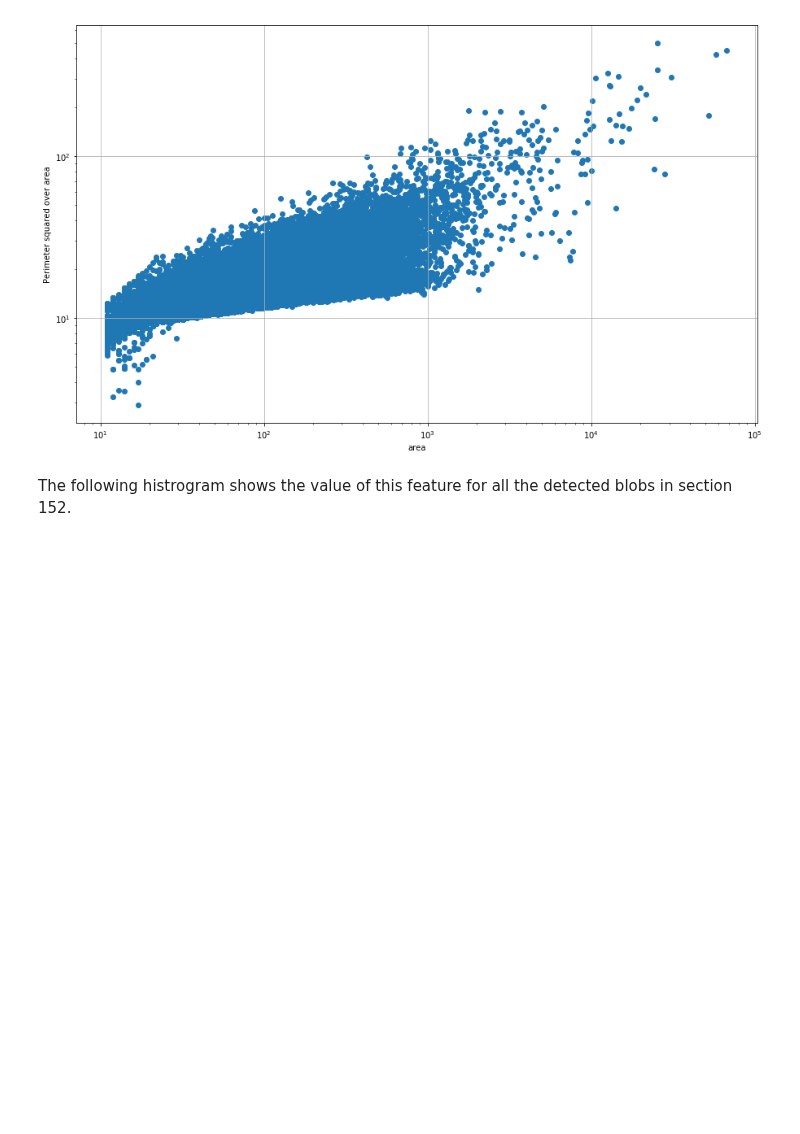
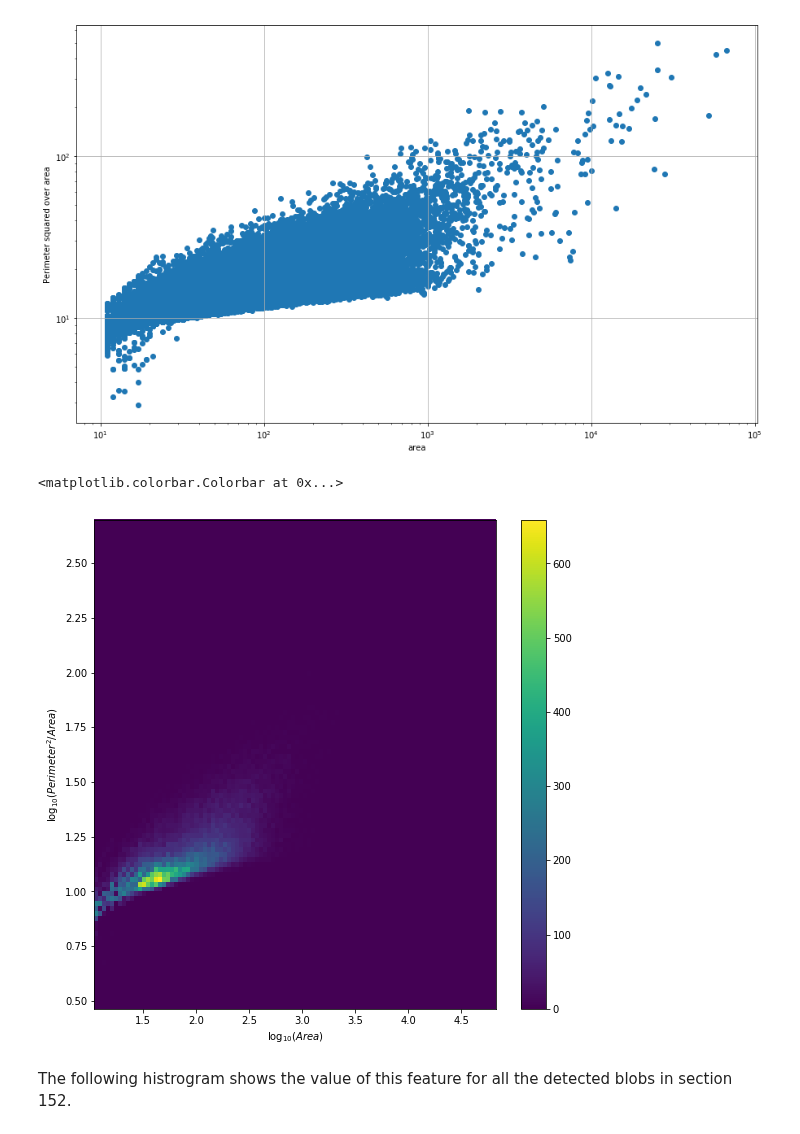
Before and after one commit to xiangjiph/MouseBrainAtlas, a Jupyter notebook: XJ/Detected_blob_shape_statistics.ipynb, the cells around one changed output. Cells and saved outputs as stored; diff of their text form; code cells hidden in the pictures; blank space fills up the shorter version.

```diff
--- a/XJ/Detected_blob_shape_statistics.ipynb
+++ b/XJ/Detected_blob_shape_statistics.ipynb
@@ -264,6 +264,15 @@ plt.ylabel('Perimeter squared over area')
 plt.grid()
 # %% [output]
 [figure]
+# %%
+plt.figure(figsize=(9,9))
+plt.hist2d(np.log10(blob_prop_dic['area']),np.log10(periSqd2Area),bins=100);
+plt.xlabel('$\log_{10}(Area)$')
+plt.ylabel('$\log_{10}(Perimeter^2/Area)$')
+plt.colorbar()
+# %% [output]
+<matplotlib.colorbar.Colorbar at 0x...>
+[figure, added]
 # %%
 periSqd2Area = blob_prop_dic['perimeter'] ** 2 / blob_prop_dic['area']
 # %% [markdown]
```
Also changed, not shown: 2 other files.
